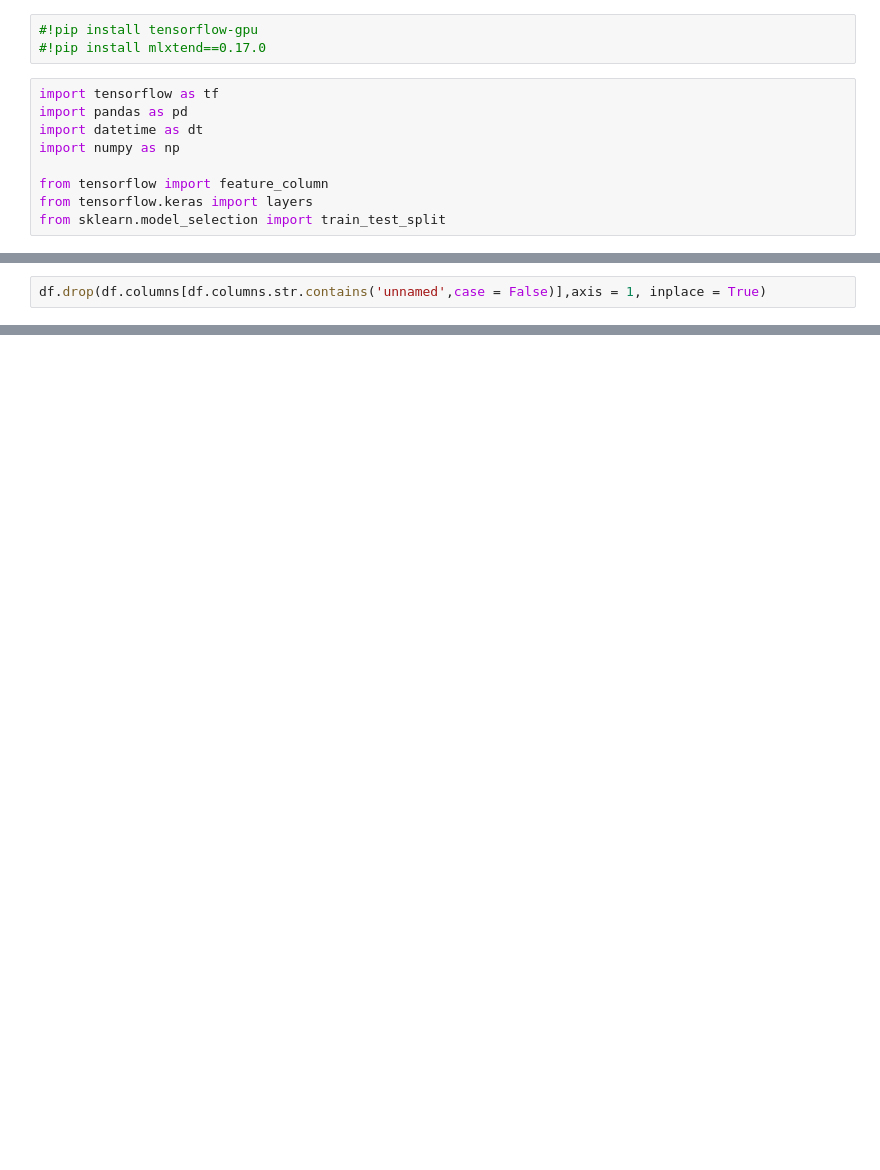
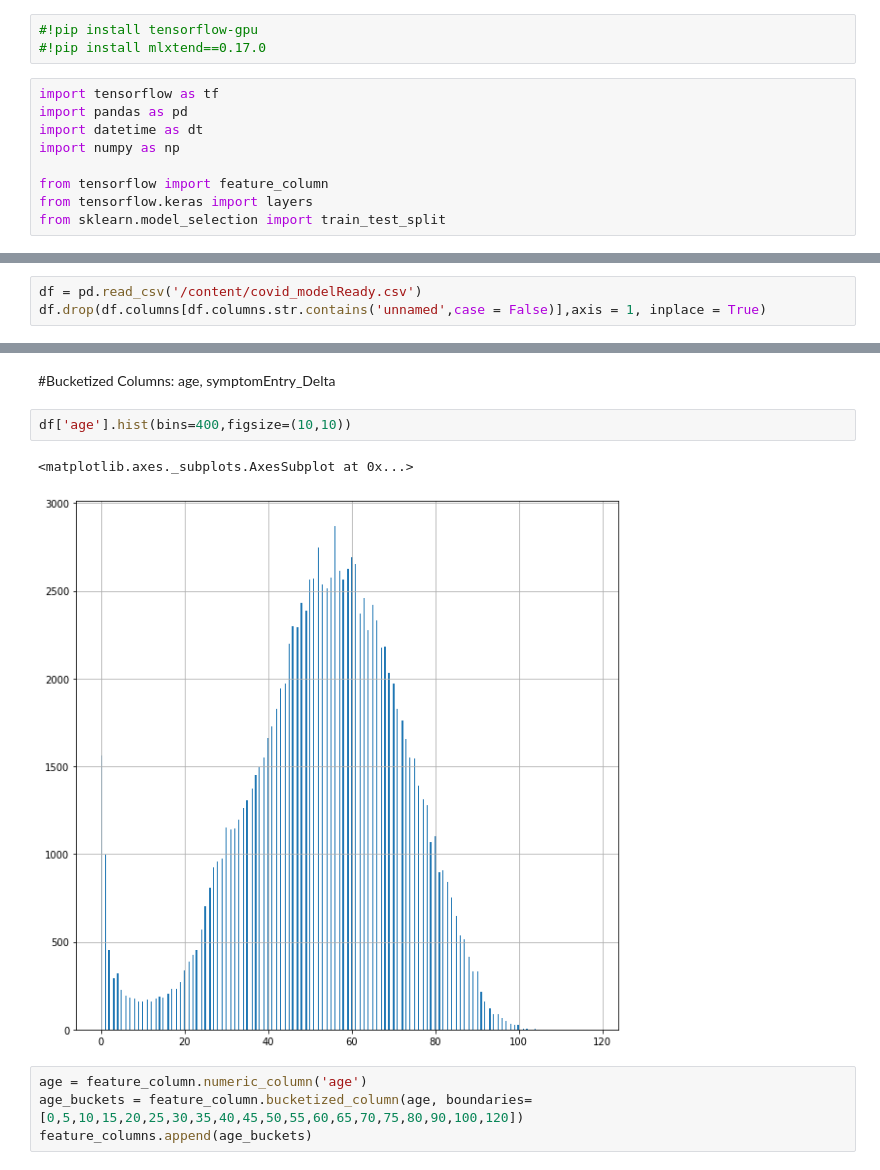
Before and after one commit to AndAmir/Covid19-model-colab, a Jupyter notebook: Covid19_precondition_model.ipynb, the cells around one changed output, grey strips where cells are left out. Saved outputs shown, nothing was run; the diff lists cells and outputs as text; blank space fills up the shorter version.

```diff
--- a/Covid19_precondition_model.ipynb
+++ b/Covid19_precondition_model.ipynb
@@ -49,2 +52,3 @@ df.drop(df.loc[df['cardiovascular']==98].index, inplace=True)
 # %%
+df = pd.read_csv('/content/covid_modelReady.csv')
 df.drop(df.columns[df.columns.str.contains('unnamed',case = False)],axis = 1, inplace = True)
@@ -52,0 +61,12 @@ df = df.reset_index(drop=True)
+# %% [markdown]
+#Bucketized Columns:
+age, symptomEntry_Delta
+# %%
+df['age'].hist(bins=400,figsize=(10,10))
+# %% [output]
+<matplotlib.axes._subplots.AxesSubplot at 0x...>
+[figure, added]
+# %%
+age = feature_column.numeric_column('age')
+age_buckets = feature_column.bucketized_column(age, boundaries=[0,5,10,15,20,25,30,35,40,45,50,55,60,65,70,75,80,90,100,120])
+feature_columns.append(age_buckets)
```
Also changed, not shown: parts of 19 cells of this notebook.
